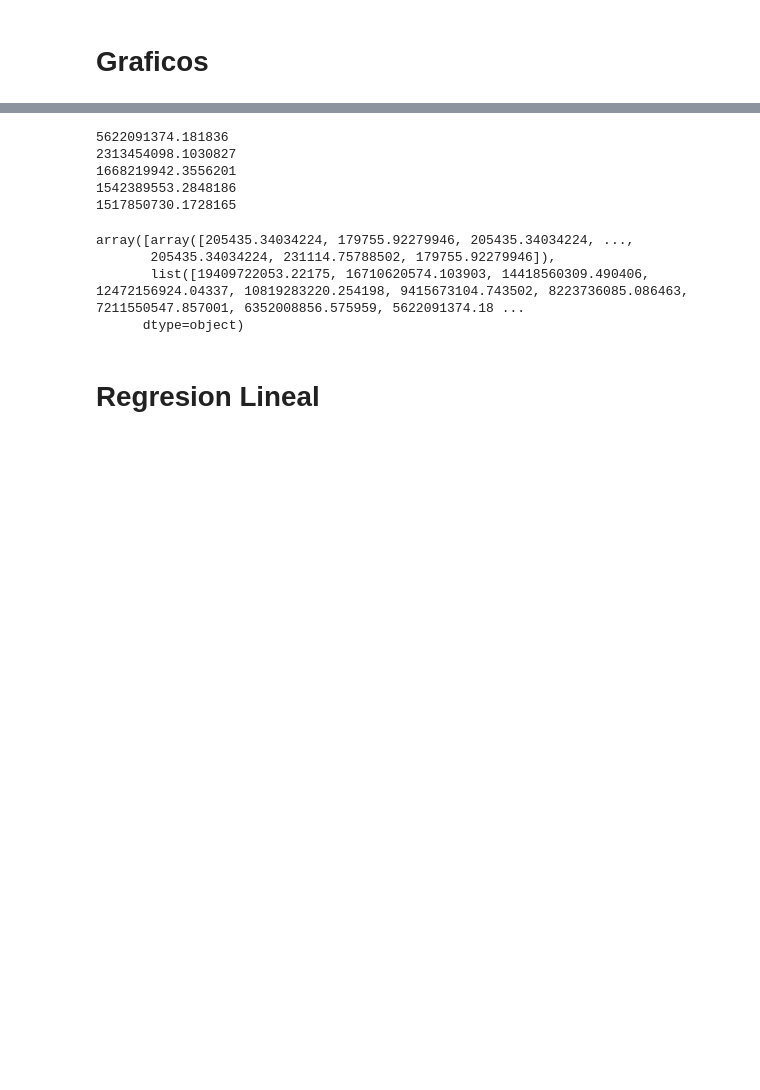
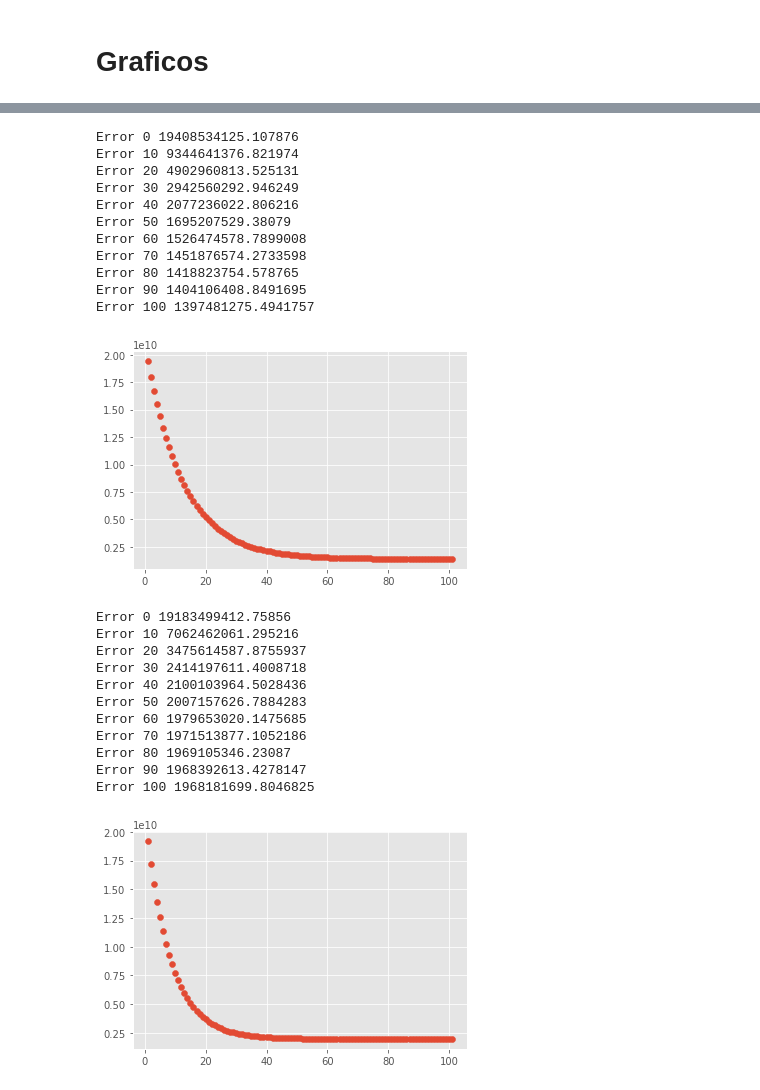
Before and after one commit to ariel91/Python, a Jupyter notebook: Tareas/19002065_final_RegresionLineal.ipynb, the cells around one changed output, grey strips where cells are left out. Drawn from its saved outputs; the diff is of its cells as text; code cells hidden in the pictures; blank space fills up the shorter version.

```diff
--- a/Tareas/19002065_final_RegresionLineal.ipynb
+++ b/Tareas/19002065_final_RegresionLineal.ipynb
@@ -202 +115,32 @@ Text(0.5, 1.0, 'Coeficiente')
+# %%
+def m2columnas(vec_x):
+    identidad= np.ones_like(vec_x)
+    func_matriz = np.array([vec_x,identidad]).T
+    return func_matriz
+def yhat_c(hat_x, mfbf):
+    return np.matmul(m2columnas(hat_x),mfbf)
+def error_predictivo(aprox_y, y):
+    return (np.nanmean((aprox_y-y)**2))/2
+def gradientes_tiempo(aprox_y, y, x):
+    x=m2columnas(x)
+    resta=(aprox_y-y)
+    resta = np.vstack((resta,resta))
+    resta=resta.T
+    return np.nanmean(((resta)*x), axis=0)
+
+def f_entrenamiento(eje_x, eje_y, epoch, imp_err_cada, learning_rate):
+    vectorm_b=np.array((1,0))
+    resultados = {}
+    errores=[]
+    i=0
+    while i <= epoch:
+        aprox_y=yhat_c(eje_x,vectorm_b)
+        errores.append(error_predictivo(aprox_y,eje_y))
+        gradientes= gradientes_tiempo(aprox_y, eje_y, eje_x)
+        vectorm_b = vectorm_b-(learning_rate * gradientes)
+        resultados[i] = vectorm_b
+        if i%imp_err_cada == 0:
+            print("Error", i, errores[i])
+        i+=1
+    return resultados, errores
 # %% [markdown]
@@ -239,14 +147,0 @@ def linealRegression(ejey, ejex, iteraciones, impresiones, lr):
-# %%
-linealRegression(y, x1,epochs, imprimir_error_cada, lr)
-# %% [output]
-5622091374.181836
-2313454098.1030827
-1668219942.3556201
-1542389553.2848186
-1517850730.1728165
-array([array([205435.34034224, 179755.92279946, 205435.34034224, ...,
-       205435.34034224, 231114.75788502, 179755.92279946]),
-       list([19409722053.22175, 16710620574.103903, 14418560309.490406, 12472156924.04337, 10819283220.254198, 9415673104.743502, 8223736085.086463, 7211550547.857001, 6352008856.575959, 5622091374.18 ...
-      dtype=object)
-# %% [markdown]
-# Regresion Lineal
@@ -256,0 +148,34 @@ import pandas as pd
+# %%
+r1, delta1 = f_entrenamiento(overallqual, salesprice, 100,10, 0.001)
+pos=np.arange(len(delta1))+1
+plt.scatter(pos,delta1)
+plt.show()
+r2, delta2 = f_entrenamiento(entrenamiento_com[:, 2], salesprice, 100,10, 0.00000004)
+pos=np.arange(len(delta2))+1
+plt.scatter(pos,delta2)
+plt.show()
+# %% [output]
+Error 0 19408534125.107876
+Error 10 9344641376.821974
+Error 20 4902960813.525131
+Error 30 2942560292.946249
+Error 40 2077236022.806216
+Error 50 1695207529.38079
+Error 60 1526474578.7899008
+Error 70 1451876574.2733598
+Error 80 1418823754.578765
+Error 90 1404106408.8491695
+Error 100 1397481275.4941757
+[figure, added]
+Error 0 19183499412.75856
+Error 10 7062462061.295216
+Error 20 3475614587.8755937
+Error 30 2414197611.4008718
+Error 40 2100103964.5028436
+Error 50 2007157626.7884283
+Error 60 1979653020.1475685
+Error 70 1971513877.1052186
+Error 80 1969105346.23087
+Error 90 1968392613.4278147
+Error 100 1968181699.8046825
+[figure, added]
```
Also changed, not shown: parts of 51 cells of this notebook.
